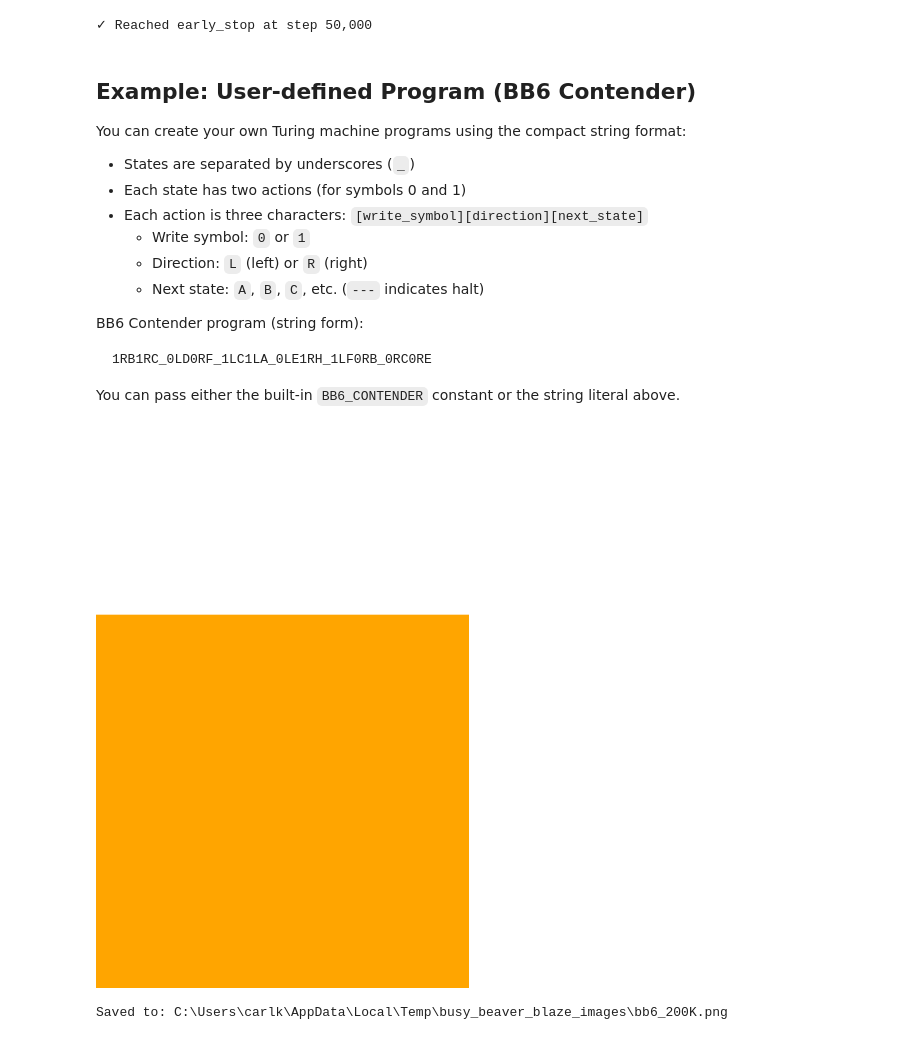
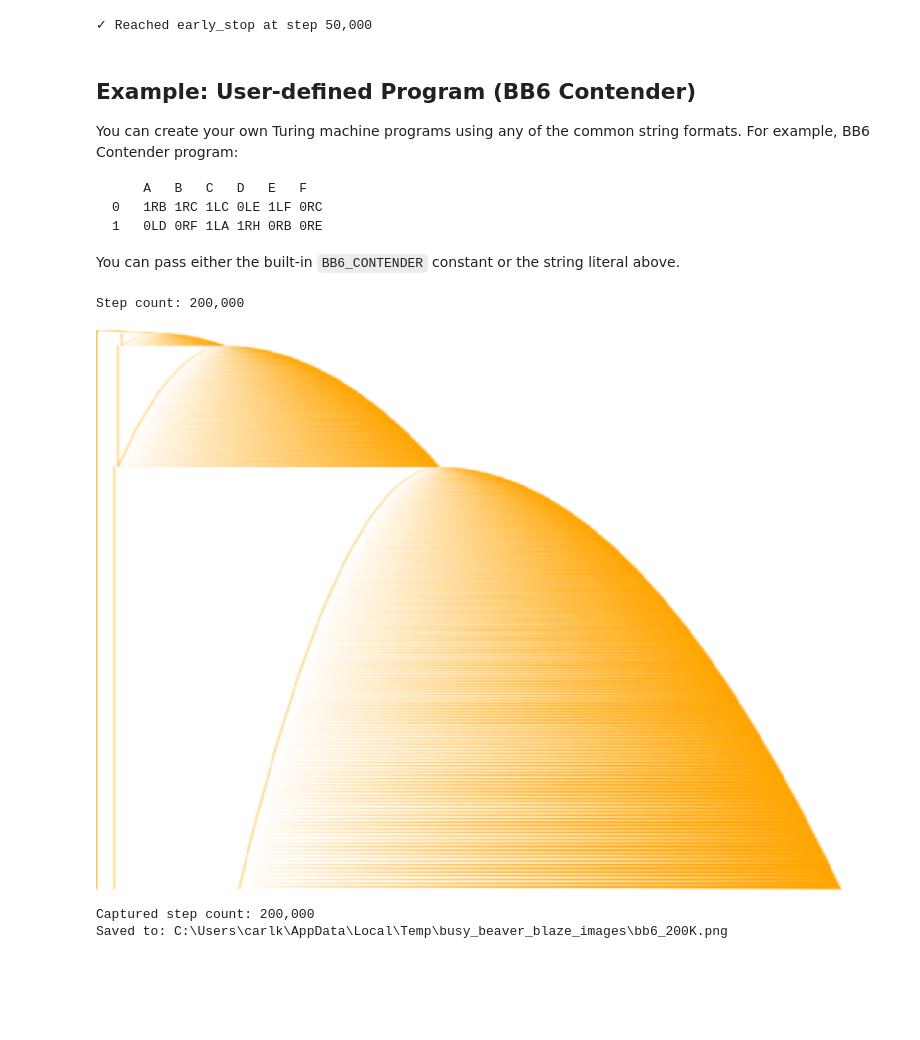
Before and after one commit to CarlKCarlK/busy_beaver_blaze, a Jupyter notebook: notebooks/interactive_visualization.ipynb, the cells around one changed output. Saved outputs shown, nothing was run; the diff lists cells and outputs as text; code cells hidden in the pictures; blank space fills up the shorter version.

Commit message:
return step count from .vrun

````diff
--- a/notebooks/interactive_visualization.ipynb
+++ b/notebooks/interactive_visualization.ipynb
@@ -63,40 +63,40 @@ Step 50,000 | Nonblanks: 329 | BB5 with Custom Colors
 # %% [markdown]
 ## Example: User-defined Program (BB6 Contender)
 
-You can create your own Turing machine programs using the compact string format:
-
-- States are separated by underscores (`_`)
-- Each state has two actions (for symbols 0 and 1)
-- Each action is three characters: `[write_symbol][direction][next_state]`
-  - Write symbol: `0` or `1`
-  - Direction: `L` (left) or `R` (right)
-  - Next state: `A`, `B`, `C`, etc. (`---` indicates halt)
-
-BB6 Contender program (string form):
+You can create your own Turing machine programs using any of the common string formats. For example, BB6 Contender program:
 
 ```text
-1RB1RC_0LD0RF_1LC1LA_0LE1RH_1LF0RB_0RC0RE
+	A	B	C	D	E	F
+0	1RB	1RC	1LC	0LE	1LF	0RC
+1	0LD	0RF	1LA	1RH	0RB	0RE
 ```
 
 You can pass either the built-in `BB6_CONTENDER` constant or the string literal above.
 # %%
 from pathlib import Path
 import tempfile
 from busy_beaver_blaze import Visualizer
 
 out_file = Path(tempfile.gettempdir()) / "busy_beaver_blaze_images" / "bb6_200K.png"
 out_file.parent.mkdir(parents=True, exist_ok=True)
 
 # Create and step the machine to a point of interest
 machine = Visualizer(
-    program="1RB1RC_0LD0RF_1LC1LA_0LE1RH_1LF0RB_0RC0RE",
+    program="""
+        A\tB\tC\tD\tE\tF
+0\t1RB\t1RC\t1LC\t0LE\t1LF\t0RC
+1\t0LD\t0RF\t1LA\t1RH\t0RB\t0RE
+"""
 )
 # Render the frame and optionally save it to disk
-img = machine.run(early_stop=10) #, out_file=out_file)
+img, step_count = machine.run(early_stop=200_000, out_file=out_file)
 
 # Display the image in the notebook
 display(img)
+print(f"Captured step count: {step_count:,}")
 print(f"Saved to: {out_file}")
 # %% [output]
+Step count: 200,000
-[figure, old version]
+[figure, new version]
-Saved to: C:\Users\carlk\AppData\Local\Temp\busy_beaver_blaze_images\bb6_200K.png
+Captured step count: 200,000
+Saved to: C:\Users\carlk\AppData\Local\Temp\busy_beaver_blaze_images\bb6_200K.png
````
Also changed, not shown: 2 other files.
